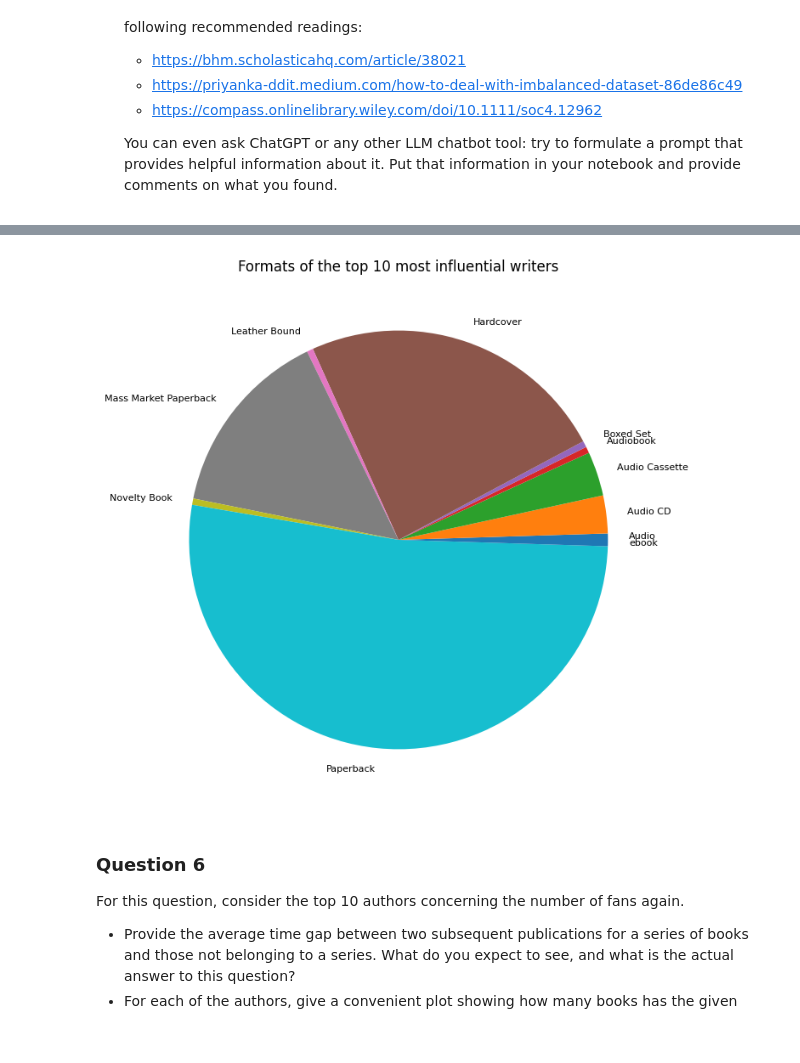
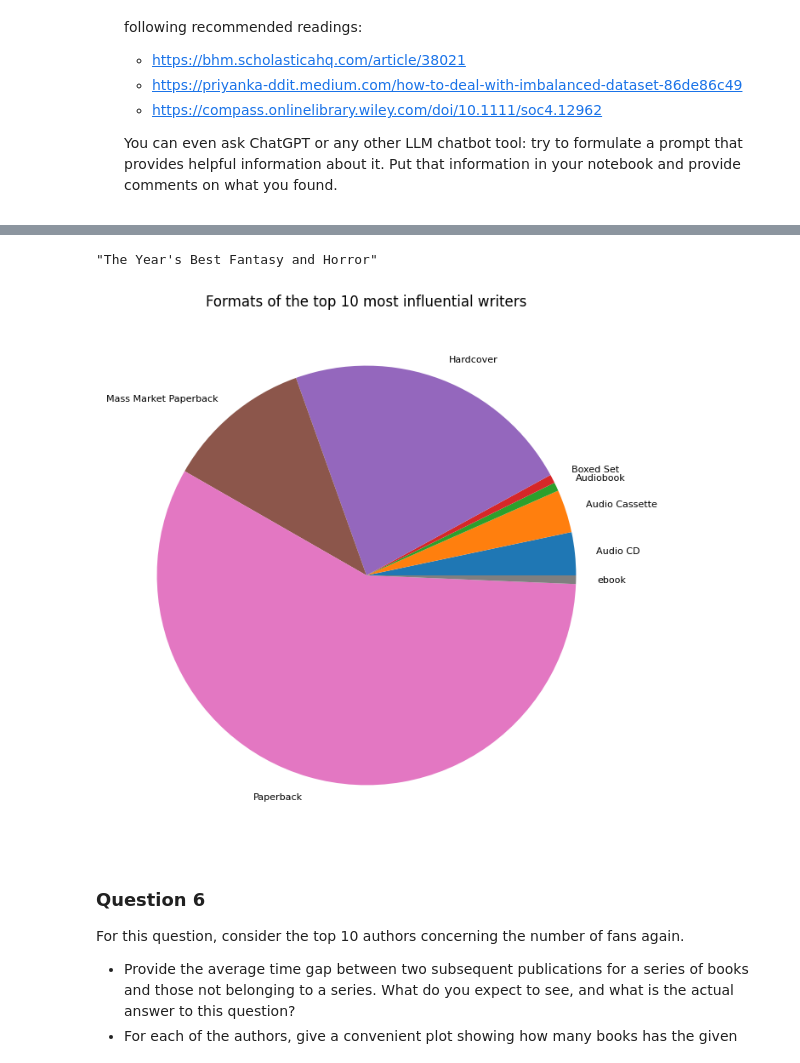
Before and after one commit to michele-42/HW2, a Jupyter notebook: main.ipynb, the cells around one changed output, grey strips where cells are left out. Drawn from its saved outputs; the diff is of its cells as text; code cells hidden in the pictures.

```diff
--- a/main.ipynb
+++ b/main.ipynb
@@ -35,0 +36,6 @@ authors
+# %%
+# What are the fields of lighter_books.json ?
+with open('data/lighter_books.json') as lighter_authors:
+    json_data = json.loads(lighter_authors.readline())
+    for key, value in json_data.items():
+        print(key, type(value))
@@ -428,0 +495,27 @@ plt.show()
+# %%
+
+# Another way to visualize how influential is an author is to plot each author on a x = no_books  y = no_fans
+
+# Consider the inf_score as the distance from the center of the [no_books, inf_score] vectorial space
+authors.loc[:, 'inf_score'] = (authors.no_books**2 + authors.fans_count**2)**0.5
+
+# The top 10 authors are the 10 that are the farthest from the center of the [no_books, inf_score] vect space
+top_auth = authors.sort_values(['inf_score'], ascending=False).head(10)
+
+ax = top_auth.plot(
+    kind='scatter',
+    x='no_books',
+    xlabel='Books',
+    y='fans_count',
+    ylabel='Fans',
+    figsize=(10, 10),
+    title='Top 10 most influential authors',
+    fontsize=8,
+    xlim=(0),
+    ylim=(0)
+)
+
+for idx, row in top_auth.iterrows():
+    ax.annotate(row['name'], (row['no_books'], row['fans_count']))
+
+plt.show()
@@ -429,19 +524,40 @@ plt.show()
+# %%
+
+# function takes in input al list of book_id
+# and return a list of the series of that books
+# if a book has no series, it returns nan
+def fromBookIdsToSeriesNames(books, book_ids):
+    return books.loc[books.id.isin(map(int, book_ids))].series_name
+
+# list all series of the books of the 10 most influential authors
+auth_series = (top_auth.book_ids.map(lambda book_ids: fromBookIdsToSeriesNames(books, book_ids))).explode().dropna()
+
+# get the max len series
+max(auth_series, key=len)
+# %% [output]
+"The Year's Best Fantasy and Horror"
 # %%
 
-# function takes in input the
+# function takes in input a list of book_id
+# and return a list of the formats of that books
+
 def fromBookIdsToFormats(books, book_ids):
     return books.loc[books.id.isin(map(int, book_ids))].format
 
-auth_books = (influential_authors.book_ids.map(lambda book_ids: fromBookIdsToFormats(books, book_ids))).explode()
+# return the list of all formats of the books of the 10 most influential authors
+auth_formats = (top_auth.book_ids.map(lambda book_ids: fromBookIdsToFormats(books, book_ids))).explode()
 
-form_df = pd.DataFrame({"format":auth_books})
+# transform the list of formats into a dataframe
+form_df = pd.DataFrame({"format":auth_formats})
 
+# group the data frame by format and calculate the size of each group
 form_dist = form_df[form_df.format != ""].groupby('format').size()
 
+# plot the format distribution dataframe
 form_dist.plot(kind='pie', fontsize=8, figsize=(8,8), title='Formats of the top 10 most influential writers')
 plt.show()
 # %% [output]
-[figure, old version]
+[figure, new version]
 # %% [markdown]
 <h3> Question 6 </h3>
 <p>
```
Also changed, not shown: parts of 28 cells of this notebook.
